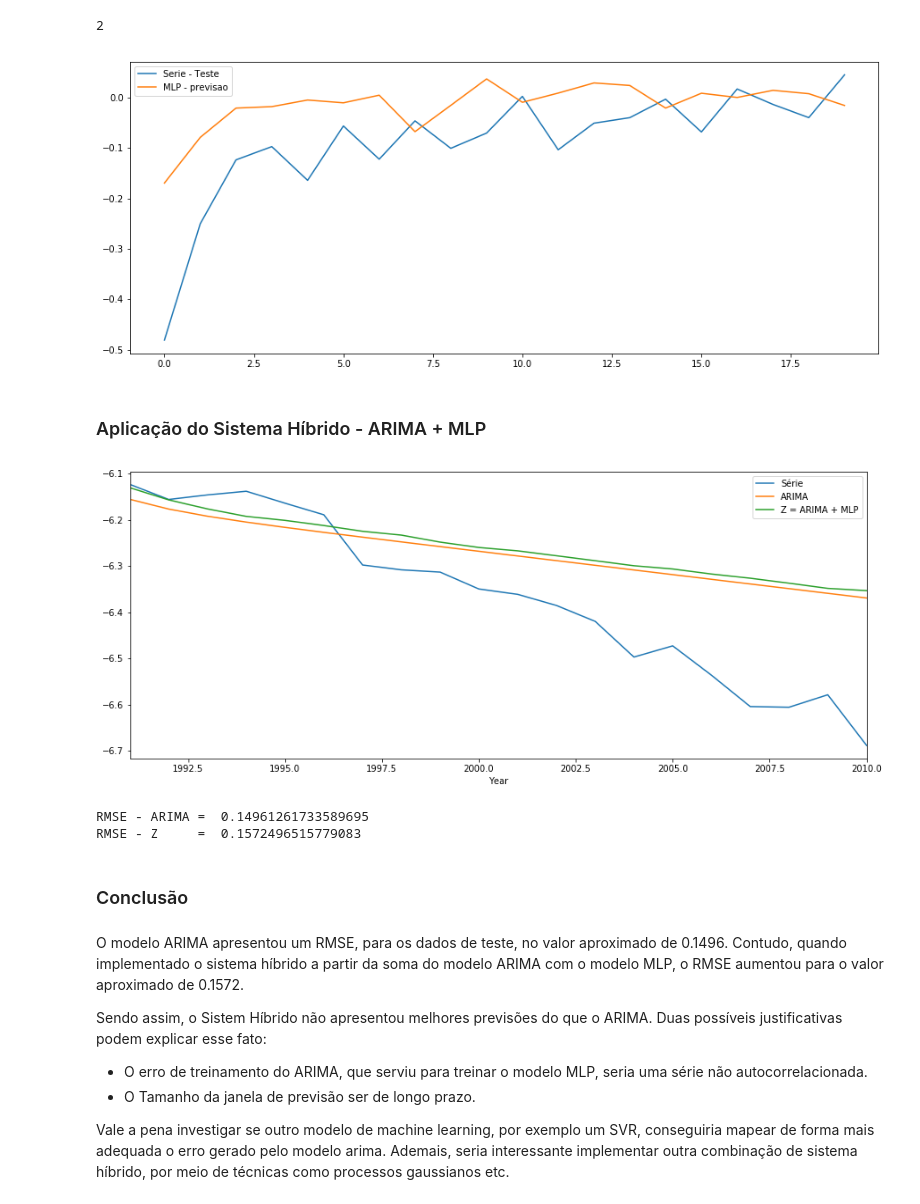
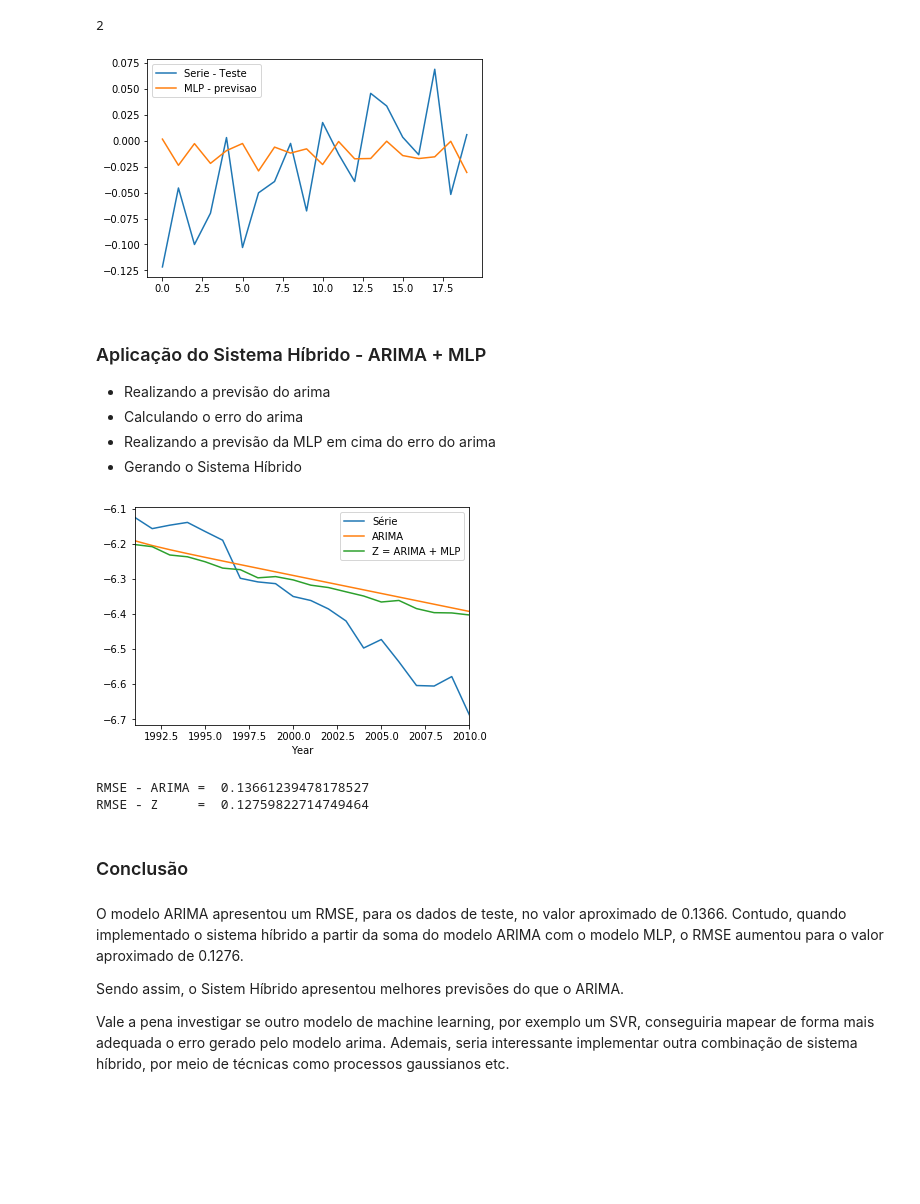
Before and after one commit to ggcarvalho/hybridSystems, a Jupyter notebook: sistemas_hibridos.ipynb, the cells around one changed output. Saved outputs shown, nothing was run; the diff lists cells and outputs as text; code cells hidden in the pictures; blank space fills up the shorter version.

Commit message:
fiz o sistema híbrido conforme o artigo. Utilizando os dados de teste do erro de previsão do arima.

```diff
--- a/sistemas_hibridos.ipynb
+++ b/sistemas_hibridos.ipynb
@@ -390,3 +264,6 @@ data.head()
+# %%
+# separando os dados em X e y
+X, y = janelas[:,:lags], janelas[:,lags:]
 # %% [markdown]
 ### MLP
 # %%
@@ -426,9 +303,6 @@ def treinar_mlp(x_train, y_train, x_val, y_val, num_exec):
 
 
     return select_model, qtd_lags_sel
-# %%
-# Transformando em array
-X, y = np.array(data.iloc[:,:30]), np.array(data.iloc[:,30:])
 # %%
 # Criando os conjuntos de treinamento, validação e teste
 def divisao_dados_temporais(X,y, perc_treino, perc_val = 0):
@@ -464,5 +338,5 @@ def divisao_dados_temporais(X,y, perc_treino, perc_val = 0):
 
         return X_treino, y_treino, X_teste, y_teste
 # %%
-X_treino, y_treino, X_val, y_val, X_teste, y_teste = divisao_dados_temporais(X, y, perc_treino = 0.6, perc_val = 0.2)
+X_treino, y_treino, X_val, y_val, X_teste, y_teste = divisao_dados_temporais(X, y, perc_treino = 0.6, perc_val = 0.30)
 # %% [output]
@@ -505,14 +388,14 @@ lag_sel
 # %% [output]
 2
 # %%
-# teste da mlp
+# Avaliando o modelo nos dados de X_teste
 predict_test = mlp_model.predict(X_teste[:, -lag_sel:])
+predict_test = predict_test[-20:]
 # %%
-plt.plot(y_teste[-1], label = 'Serie - Teste')
-plt.plot(predict_test[-1], label = 'MLP - previsao')
+# gráfico da previsão
+plt.plot(y_teste[-20:], label = 'Serie - Teste')
+plt.plot(predict_test, label = 'MLP - previsao')
 plt.legend(loc='best')
 plt.show()
 # %% [output]
-[figure, old version]
+[figure, new version]
-# %% [markdown]
-### Aplicação do Sistema Híbrido - ARIMA + MLP
@@ -521,0 +402,7 @@ previsao_mlp = mlp_model.predict(X[:,-lag_sel:])[-1,:]
+# %% [markdown]
+### Aplicação do Sistema Híbrido - ARIMA + MLP
+
+* Realizando a previsão do arima
+* Calculando o erro do arima
+* Realizando a previsão da MLP em cima do erro do arima
+* Gerando o Sistema Híbrido
@@ -532,26 +429,23 @@ z = arima_teste+previsao_mlp
 # %%
 # plotando
 teste.plot(label = 'Série')
-arima_teste.plot(label = 'ARIMA')
+previsao_arima.plot(label = 'ARIMA')
 z.plot(label = 'Z = ARIMA + MLP')
 plt.legend()
 plt.show()
 # %% [output]
-[figure, old version]
+[figure, new version]
 # %%
-print('RMSE - ARIMA = ',np.sqrt(MSE(teste, arima_teste)))
+print('RMSE - ARIMA = ',np.sqrt(MSE(teste, previsao_arima)))
 print('RMSE - Z     = ', np.sqrt(MSE(teste, z)))
 # %% [output]
-RMSE - ARIMA =  0.14961261733589695
-RMSE - Z     =  0.1572496515779083
+RMSE - ARIMA =  0.13661239478178527
+RMSE - Z     =  0.12759822714749464
 # %% [markdown]
 ### Conclusão
 # %% [markdown]
-O modelo ARIMA apresentou um RMSE, para os dados de teste, no valor aproximado de 0.1496. Contudo, quando implementado o sistema híbrido a partir da soma do modelo ARIMA com o modelo MLP, o RMSE aumentou para o valor aproximado de 0.1572.
+O modelo ARIMA apresentou um RMSE, para os dados de teste, no valor aproximado de 0.1366. Contudo, quando implementado o sistema híbrido a partir da soma do modelo ARIMA com o modelo MLP, o RMSE aumentou para o valor aproximado de 0.1276.
 
-Sendo assim, o Sistem Híbrido não apresentou melhores previsões do que o ARIMA. Duas possíveis justificativas podem explicar esse fato:
-
-* O erro de treinamento do ARIMA, que serviu para treinar o modelo MLP, seria uma série não autocorrelacionada.
-* O Tamanho da janela de previsão ser de longo prazo.
+Sendo assim, o Sistem Híbrido apresentou melhores previsões do que o ARIMA.
 
 Vale a pena investigar se outro modelo de machine learning, por exemplo um SVR, conseguiria mapear de forma mais adequada o erro gerado pelo modelo arima. Ademais, seria interessante implementar outra combinação de sistema híbrido, por meio de técnicas como processos gaussianos etc.
```
Also changed, not shown: parts of 29 cells of this notebook.
